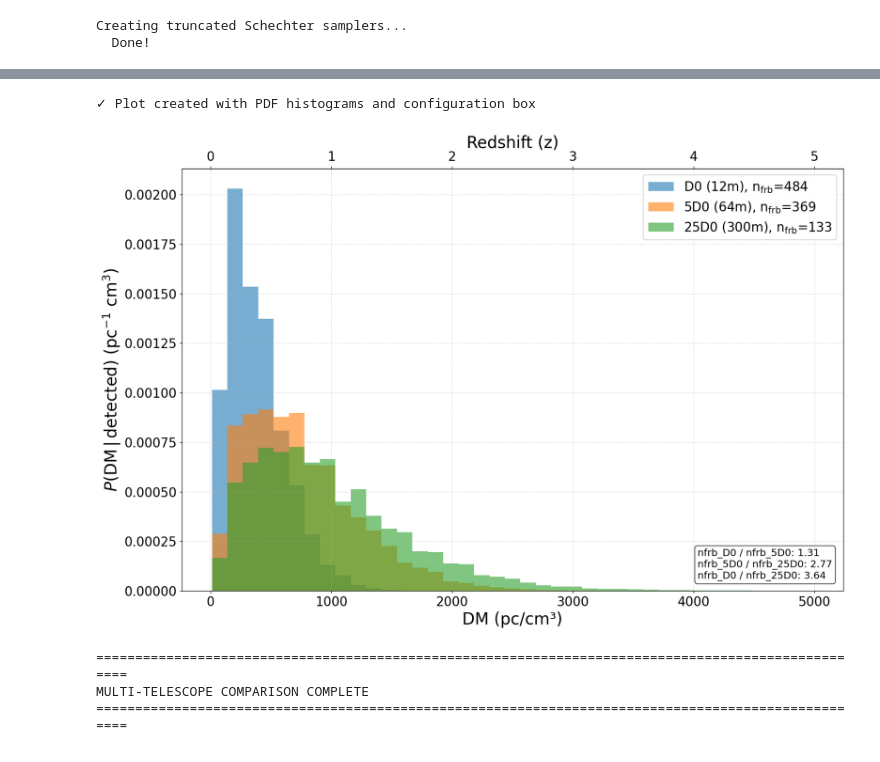
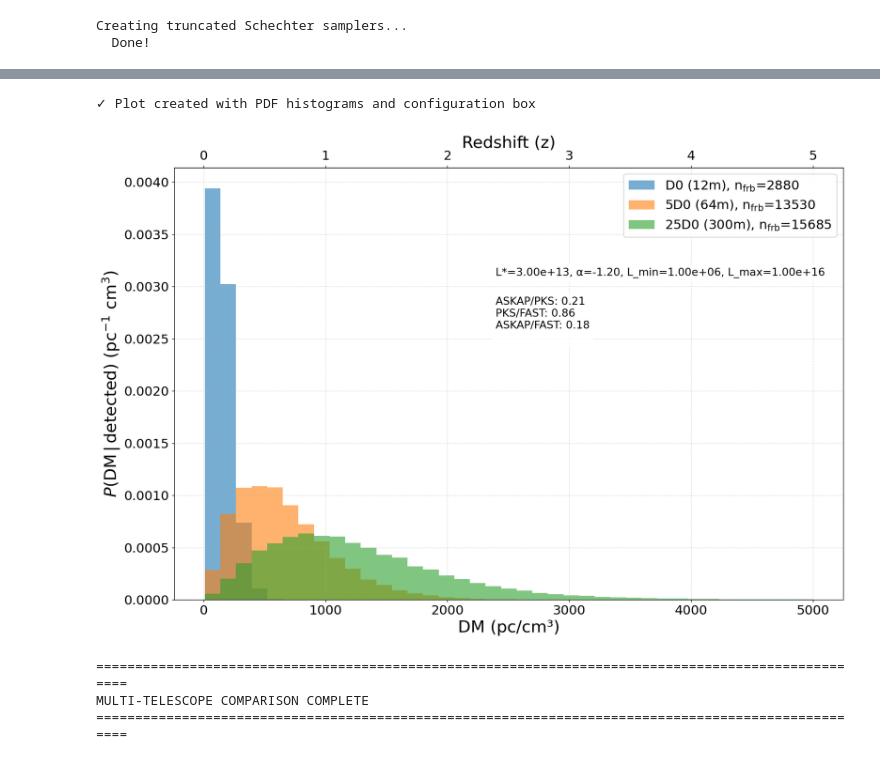
Before and after one commit to tzuyin524/FRB-POP, a Jupyter notebook: DM_comparison_mc_3tel.ipynb, the cells around one changed output, grey strips where cells are left out. Saved outputs shown, nothing was run; the diff lists cells and outputs as text; code cells hidden in the pictures.

```diff
--- a/DM_comparison_mc_3tel.ipynb
+++ b/DM_comparison_mc_3tel.ipynb
@@ -66,6 +73,6 @@ TELESCOPE_PARAMS = {
     }
 }
 # %%
-alpha_intrinsic = -1.5  # Fixed intrinsic spectral index
+alpha_intrinsic = 0  # Fixed intrinsic spectral index
 # %%
 
@@ -551,7 +585,7 @@ fig, ax = plt.subplots(figsize=(15, 10), dpi=130)
 dm_min = min([1000*r[0]['z'] for r in [all_results[k] for k in all_results if len(all_results[k]) > 0]])
 dm_max = max([1000*r[-1]['z'] for r in [all_results[k] for k in all_results if len(all_results[k]) > 0]])
 common_bins = np.linspace(dm_min, dm_max, 40)
-
+n_frb_arr = []
 # Plot histograms for each telescope
 for tel_key in ['d0', '5d0', '25d0']:
     if tel_key in all_results and len(all_results[tel_key]) > 0:
@@ -559,18 +593,13 @@ for tel_key in ['d0', '5d0', '25d0']:
         DMs = np.array([r['DM'] for r in results])
         pops = np.array([r['n_total_population'] for r in results])
 
-        ax.hist(DMs, bins=common_bins, weights=pops, density=True, alpha=0.6,
-                label=f'{labels_tel[tel_key]}, n$_{{\\mathrm{{frb}}}}$={int(pops.sum())}',
-                color=colors_tel[tel_key], linewidth=1.5)
-
-#         # --- Rayleigh fit (weighted MLE, loc=0) ---
-#         sigma_fit = weighted_rayleigh_fit(DMs, pops)
-#         x_fit = np.linspace(DMs.min(), DMs.max(), 500)
-#         pdf_fit = rayleigh.pdf(x_fit, loc=0, scale=sigma_fit)
-
-#         # ax.plot(x_fit, pdf_fit, '--', color=colors_tel[tel_key], linewidth=2.5,
-#         #         label=f'{labels_tel[tel_key]} Rayleigh fit ($\\sigma$={sigma_fit:.1f})')
-# # Create secondary x-axis for redshift (z)
+        # Create histogram as a Probability Density Function (PDF)
+        # density=True ensures the integral over the histogram = 1.0 (P(DM|detected))
+        nfrb = pops.sum()  # Total number of FRBs for this telescope
+        ax.hist(DMs, bins=common_bins, weights=pops, density= True, alpha=0.6,
+                label=f'{labels_tel[tel_key]}, n$_{{\\mathrm{{frb}}}}$={int(nfrb)}', color=colors_tel[tel_key], linewidth=1.5)
+        n_frb_arr.append(nfrb)
+# Create secondary x-axis for redshift (z)
 ax2 = ax.secondary_xaxis('top', functions=(lambda x: x/1000, lambda x: x*1000))
 ax2.set_xlabel('Redshift (z)', fontsize=23)
 ax2.tick_params(axis='x', labelsize=18)
@@ -580,66 +609,50 @@ ax.set_xlabel('DM (pc/cm³)', fontsize=23)
 ax.set_ylabel(r'$P(\mathrm{DM}\,|\,\mathrm{detected})$ (pc$^{-1}$ cm$^3$)', fontsize=23)
 # title = f'Multi-Telescope FRB DM Probability Distribution (α = {alpha_intrinsic})' if USE_SPECTRAL_INDEX else 'Multi-Telescope FRB DM Probability Distribution'
 # ax.set_title(title, fontsize=20, fontweight='bold')
+
+# Increase tick label sizes
 ax.tick_params(axis='x', labelsize=18)
 ax.tick_params(axis='y', labelsize=18)
+
+# Add grid for both x and y
 ax.grid(True, alpha=0.4, linestyle='--', linewidth=0.8)
+
+# Increase legend font size
 ax.legend(fontsize=18, loc='upper right', framealpha=0.95)
 
 # Create configuration text box
 config_text = (
     f"CONFIGURATION:\n"
     f"USE_COSMOLOGY: {USE_COSMOLOGY}\n"
     f"USE_SMEARING: {USE_SMEARING}\n"
     f"USE_SFR: {USE_SFR}\n"
     f"USE_SPECTRAL_INDEX: {USE_SPECTRAL_INDEX}\n"
-    f"USE_BEAM: {USE_BEAM}\n"
+     f"USE_BEAM: {USE_BEAM}\n"
 )
 if USE_SPECTRAL_INDEX:
     config_text += f"α_intrinsic: {alpha_intrinsic}\n"
 config_text += f"Luminosity Function: {LUMINOSITY_FUNCTION}\n"
-
-props = dict(boxstyle='round', facecolor='wheat', alpha=0.85, edgecolor='black', linewidth=2)
+LF_text = f"L*={L_STAR:.2e}, α={ALPHA_SCH:.2f}, L_min={L_MIN_SCH:.2e}, L_max={L_MAX_SCH:.2e}" if LUMINOSITY_FUNCTION.lower() == "schechter" else f"L_std={L_std:.2e}"
+ratio_text = (f"ASKAP/PKS: {n_frb_arr[0]/n_frb_arr[1]:.2f}\n"
+f"PKS/FAST: {n_frb_arr[1]/n_frb_arr[2]:.2f}\n"
+f"ASKAP/FAST: {n_frb_arr[0]/n_frb_arr[2]:.2f}\n")
+props = dict(boxstyle='round', facecolor='white', alpha=0.85, edgecolor='white', linewidth=2)
+ax.text(0.48, 0.75, LF_text, transform=ax.transAxes, fontsize=15, bbox=props)
+ax.text(0.48, 0.6, ratio_text, transform=ax.transAxes, fontsize=15, bbox=props)
 # ax.text(1.05, 0.15, config_text, transform=ax.transAxes, fontsize=12,
 #         verticalalignment='top', bbox=props, family='monospace')
-population_totals = {
-    tel_key: np.nansum([
-        result["n_total_population"]
-        for result in all_results.get(tel_key, [])
-    ])
-    for tel_key in ["d0", "5d0", "25d0"]
-}
 
-ratio_text = (
-    f"nfrb_D0 / nfrb_5D0: "
-    f"{population_totals['d0'] / population_totals['5d0']:.3g}\n"
-    f"nfrb_5D0 / nfrb_25D0: "
-    f"{population_totals['5d0'] / population_totals['25d0']:.3g}\n"
-    f"nfrb_D0 / nfrb_25D0: "
-    f"{population_totals['d0'] / population_totals['25d0']:.3g}"
-)
-
-ax.text(
-    0.78, 0.1, ratio_text,transform=ax.transAxes,fontsize=14,verticalalignment="top",
-    bbox=dict(boxstyle="round",facecolor="white",alpha=0.85,edgecolor="black"
-    )
-)
 plt.tight_layout()
 # plt.savefig('multi_telescope_normalized_comparison.png', dpi=150, bbox_inches='tight')
 print("✓ Plot created with PDF histograms and configuration box\n")
 plt.show()
 
-# Restore original parameters
-D = D_orig
-G0 = G0_orig
-theta_max = theta_max_orig
-params = params_orig
-
 print(f"{'='*100}")
 print("MULTI-TELESCOPE COMPARISON COMPLETE")
 print(f"{'='*100}")
 # %% [output]
 ✓ Plot created with PDF histograms and configuration box
-[figure, old version]
+[figure, new version]
 ====================================================================================================
 MULTI-TELESCOPE COMPARISON COMPLETE
 ====================================================================================================
```
Also changed, not shown: parts of 27 cells of this notebook, 18 other files.
